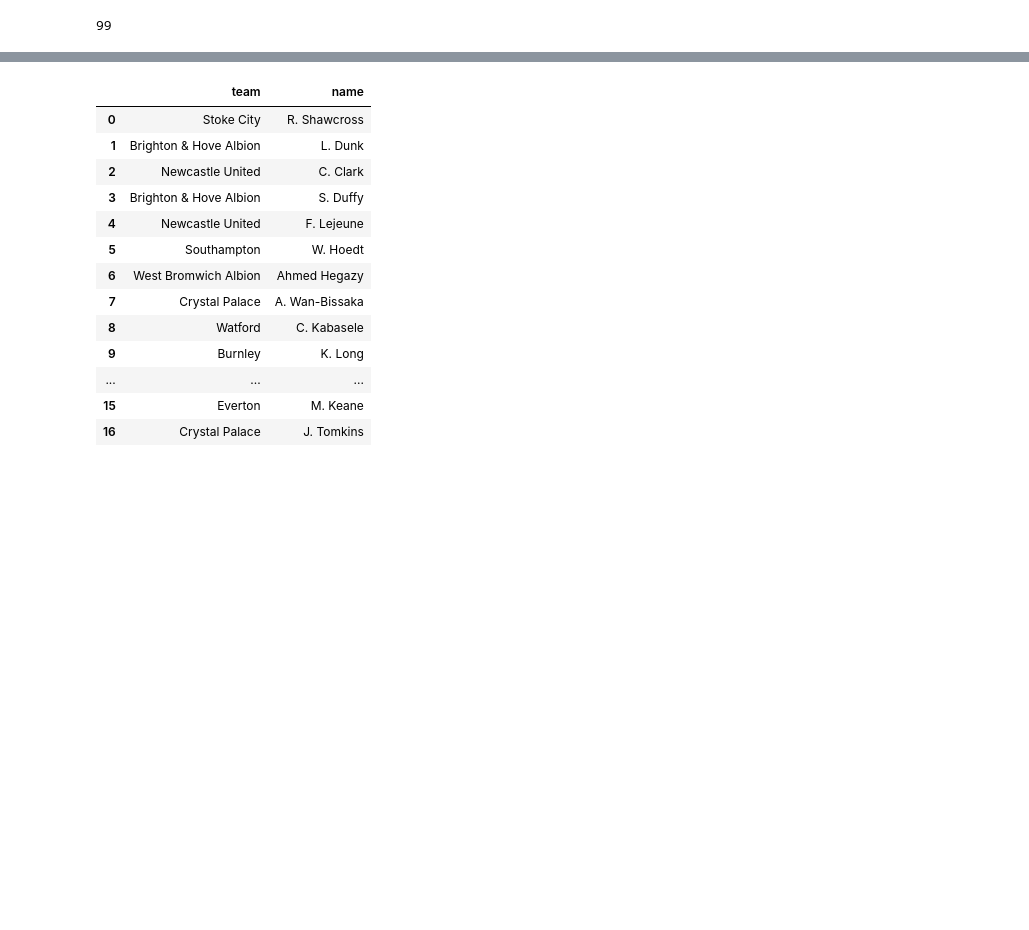
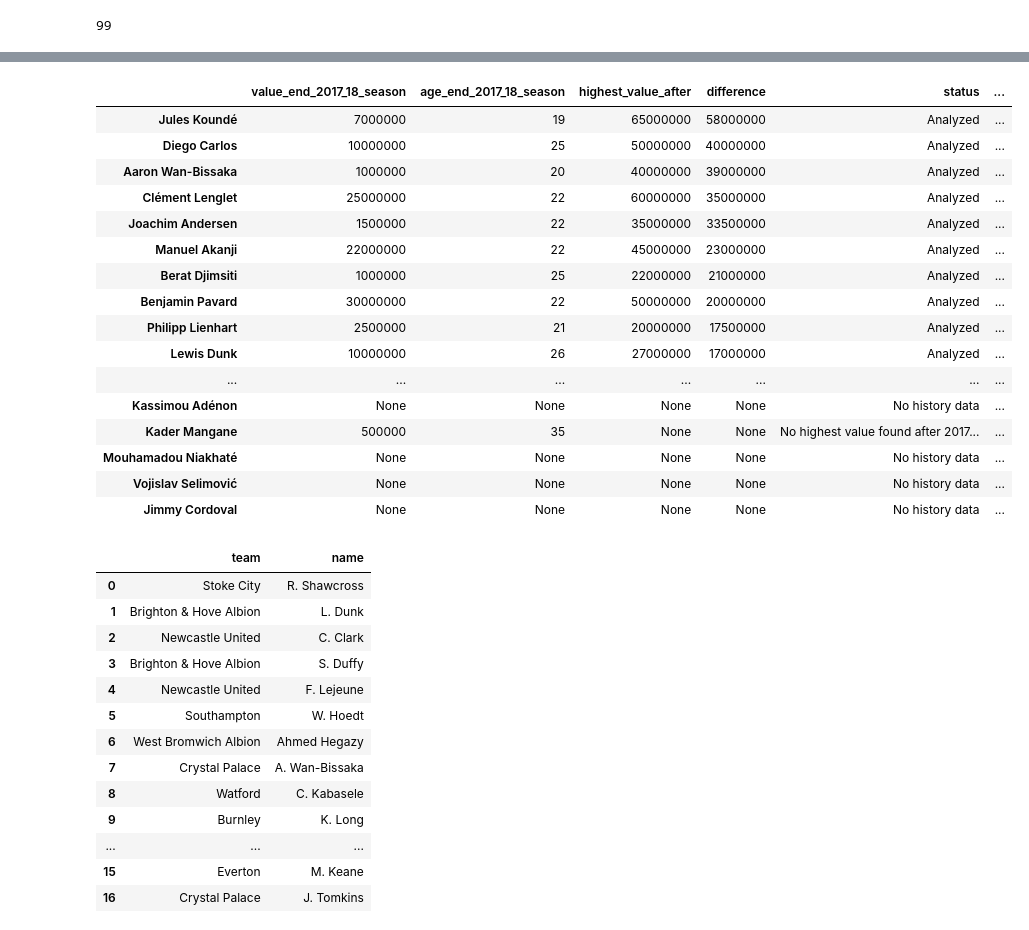
Before and after one commit to mibrix/defensive-contribution-index-football, a Jupyter notebook: transfermarkt.ipynb, the cells around one changed output, grey strips where cells are left out. Saved outputs shown, nothing was run; the diff lists cells and outputs as text; code cells hidden in the pictures; blank space fills up the shorter version.

```diff
--- a/transfermarkt.ipynb
+++ b/transfermarkt.ipynb
@@ -333,3 +320,23 @@ df_market_value[df_market_value['age_end_2017_18_season'] <= 28].head()
+# %%
+df_market_value
+# %% [output]
+|  | value_end_2017_18_season | age_end_2017_18_season | highest_value_after | difference | status | ... |
+| Jules Koundé | 7000000 | 19 | 65000000 | 58000000 | Analyzed | ... |
+| Diego Carlos | 10000000 | 25 | 50000000 | 40000000 | Analyzed | ... |
+| Aaron Wan-Bissaka | 1000000 | 20 | 40000000 | 39000000 | Analyzed | ... |
+| Clément Lenglet | 25000000 | 22 | 60000000 | 35000000 | Analyzed | ... |
+| Joachim Andersen | 1500000 | 22 | 35000000 | 33500000 | Analyzed | ... |
+| Manuel Akanji | 22000000 | 22 | 45000000 | 23000000 | Analyzed | ... |
+| Berat Djimsiti | 1000000 | 25 | 22000000 | 21000000 | Analyzed | ... |
+| Benjamin Pavard | 30000000 | 22 | 50000000 | 20000000 | Analyzed | ... |
+| Philipp Lienhart | 2500000 | 21 | 20000000 | 17500000 | Analyzed | ... |
+| Lewis Dunk | 10000000 | 26 | 27000000 | 17000000 | Analyzed | ... |
+| ... | ... | ... | ... | ... | ... | ... |
+| Kassimou Adénon | None | None | None | None | No history data | ... |
+| Kader Mangane | 500000 | 35 | None | None | No highest value found after 2017... | ... |
+| Mouhamadou Niakhaté | None | None | None | None | No history data | ... |
+| Vojislav Selimović | None | None | None | None | No history data | ... |
+| Jimmy Cordoval | None | None | None | None | No history data | ... |
 # %%
 countries = ['England', 'Spain', 'Germany', 'Italy', 'France']
 rank_of_DCI_in_league = []
```
Also changed, not shown: parts of 2 cells of this notebook.
